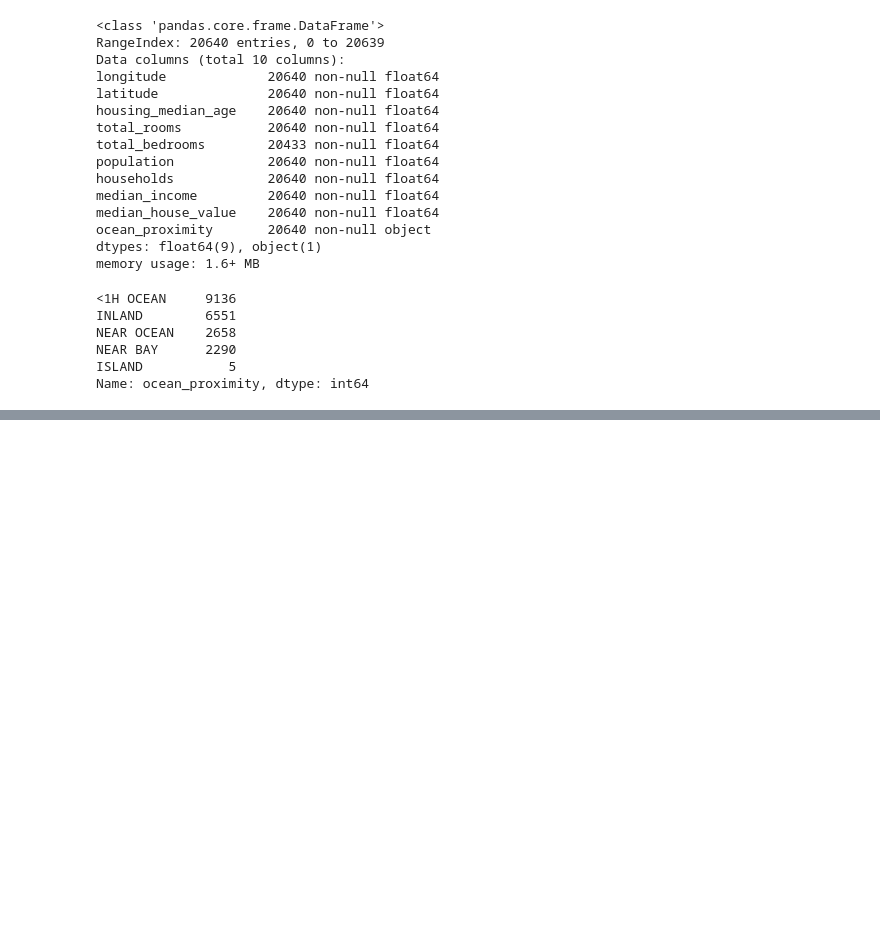
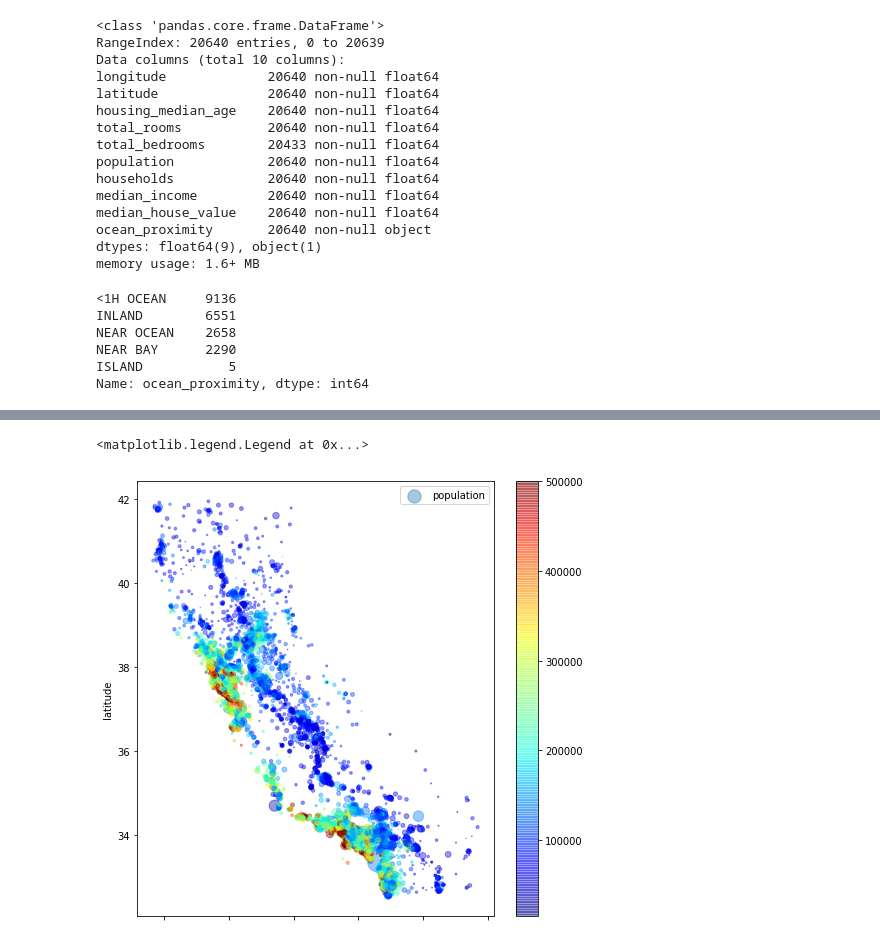
Before and after one commit to yixiaoyang/SmallData, a Jupyter notebook: Housing/Housing.ipynb, the cells around one changed output, grey strips where cells are left out. Drawn from its saved outputs; the diff is of its cells as text; code cells hidden in the pictures; blank space fills up the shorter version.

```diff
--- a/Housing/Housing.ipynb
+++ b/Housing/Housing.ipynb
@@ -87,0 +165,13 @@ plt.show()
+# %%
+#'s'    square marker
+# cmap  colormap
+# If kind = ‘scatter’ and the argument c is the name of a dataframe column, the values of that column are used to color each point.
+housing.plot(kind='scatter', x = 'longitude', y='latitude', alpha=0.4,
+    s = housing['population']/100, label='population',
+    c = housing['median_house_value'], cmap=plt.get_cmap('jet'), colorbar=True,
+    figsize=(8,8)
+)
+plt.legend()
+# %% [output]
+<matplotlib.legend.Legend at 0x...>
+[figure, added]
```
Also changed, not shown: parts of 36 cells of this notebook, 1 other file.
